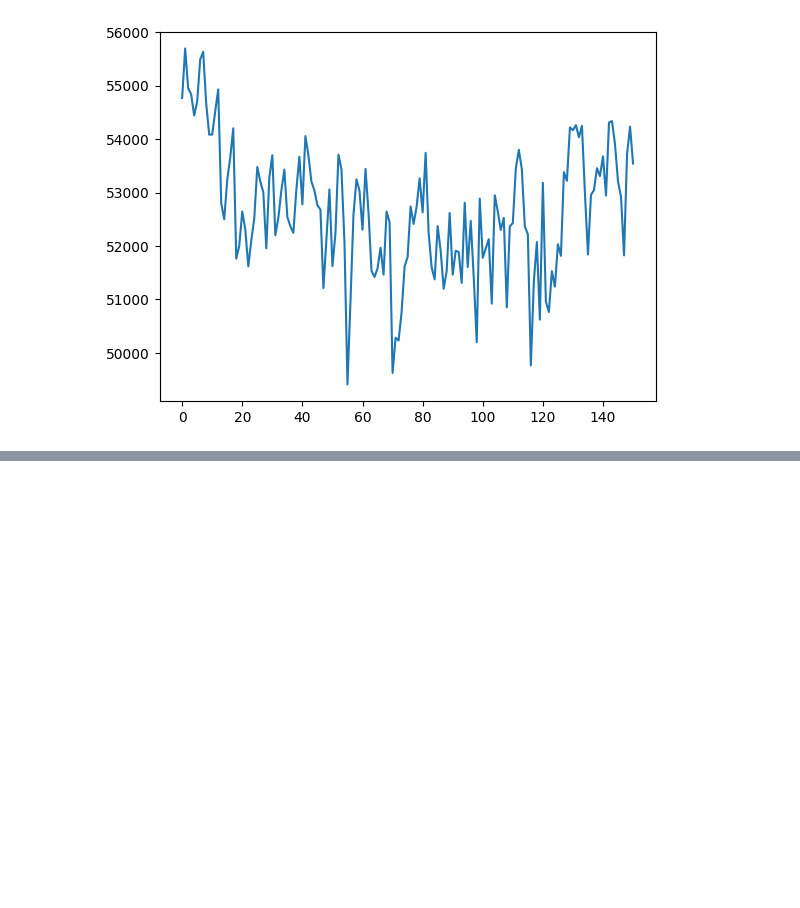
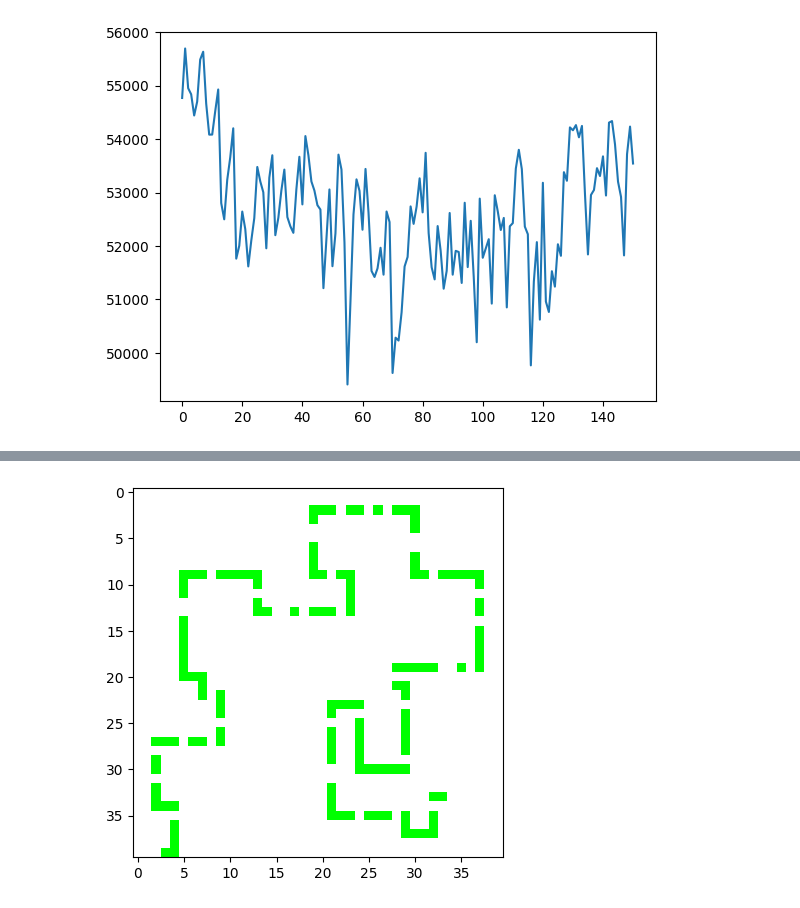
Before and after one commit to IvanBugaenko/EvolutionaryAlgorithm, a Jupyter notebook: test.ipynb, the cells around one changed output, grey strips where cells are left out. Saved outputs shown, nothing was run; the diff lists cells and outputs as text; code cells hidden in the pictures; blank space fills up the shorter version.

```diff
--- a/test.ipynb
+++ b/test.ipynb
@@ -189,0 +373,28 @@ plt.plot(list(map(lambda x: x[0], history)))
+# %%
+import matplotlib.pyplot as plt
+
+
+def draw(field: np.ndarray) -> None:
+    colors = {
+        0: (255, 255, 255), # клетка поля
+        1: (0, 255, 0), # несъеденная еда
+        2: (127, 127, 127), # траектория муравья по полю
+        3: (0, 0, 0), # траектория муравья по полю, где была съедена еда
+    }
+
+    h, w = field.shape
+    image = np.zeros((h, w, 3))
+
+    mask0 = field == 0
+    image[mask0] = colors[0]
+
+    mask1 = field == 1
+    image[mask1] = colors[1]
+
+    mask2 = field == 2
+    image[mask2] = colors[2]
+
+    mask3 = field == 3
+    image[mask3] = colors[3]
+
+    plt.imshow(image.astype(int))
@@ -189,0 +459,6 @@ plt.plot(list(map(lambda x: x[0], history)))
+# %%
+# field = generate_field(32, 90)
+field = np.loadtxt('map2.txt', delimiter=' ')
+draw(field)
+# %% [output]
+[figure, added]
```
Also changed, not shown: parts of 17 cells of this notebook, 10 other files.
